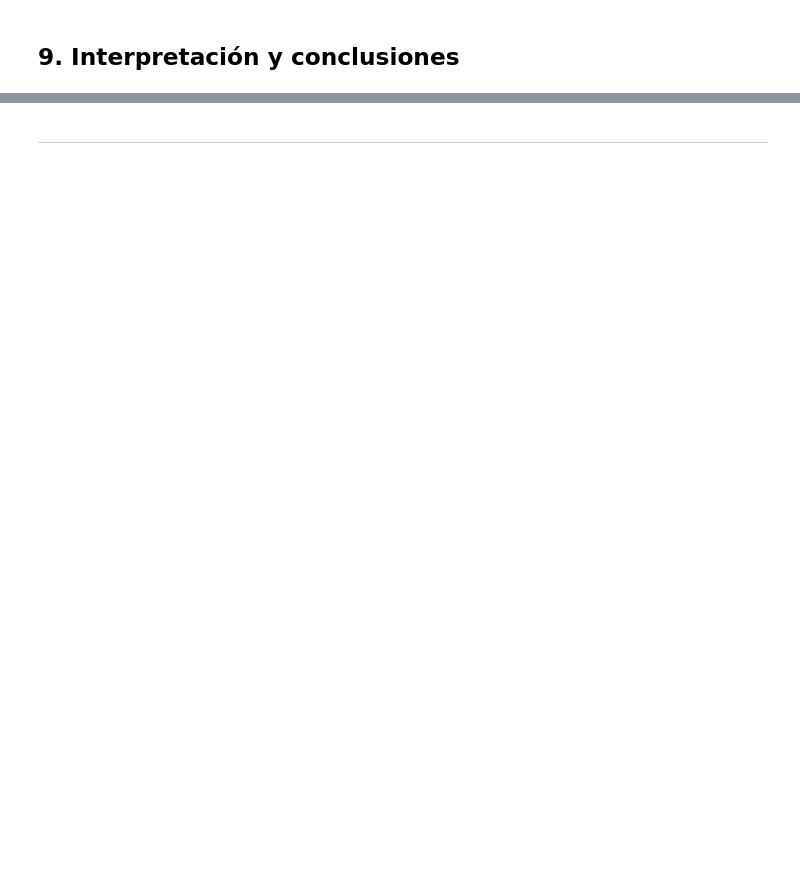
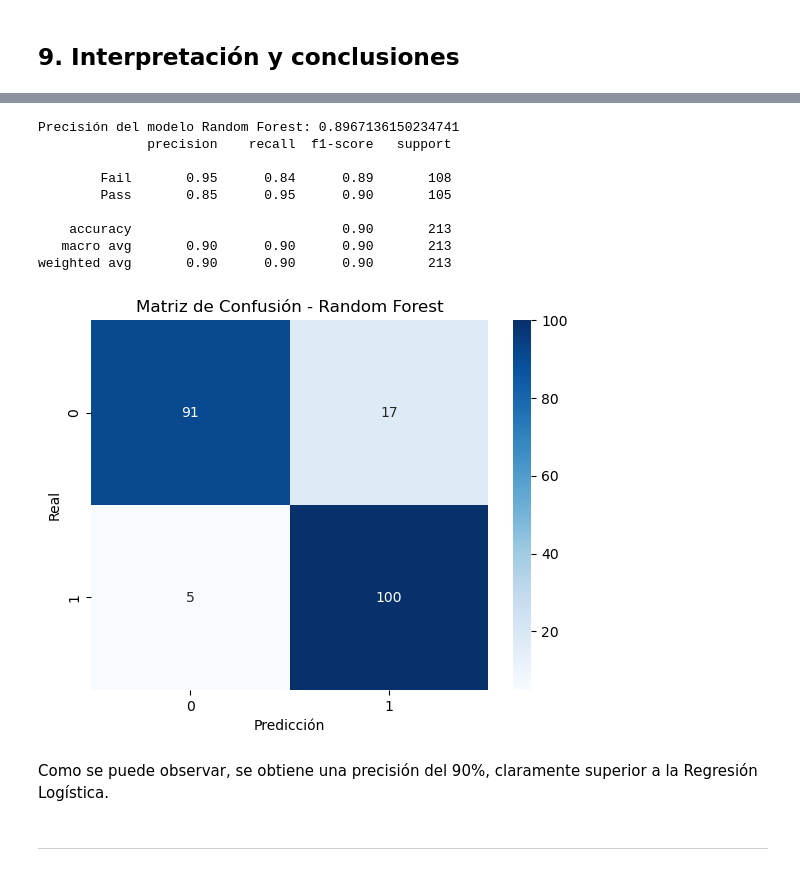
Before and after one commit to Eurobeater/cursoBigDataIA, a Jupyter notebook: Sistemas de Big Data/Tema 5 Analisis/Tarea Mineria de Datos/mineria_datos.ipynb, the cells around one changed output, grey strips where cells are left out. Saved outputs shown, nothing was run; the diff lists cells and outputs as text; code cells hidden in the pictures; blank space fills up the shorter version.

```diff
--- a/Sistemas de Big Data/Tema 5 Analisis/Tarea Mineria de Datos/mineria_datos.ipynb
+++ b/Sistemas de Big Data/Tema 5 Analisis/Tarea Mineria de Datos/mineria_datos.ipynb
@@ -233,2 +243,34 @@ plt.show()
+# %%
+# Entrenar el modelo Random Forest
+rf_model = RandomForestClassifier(n_estimators=100, random_state=42)
+rf_model.fit(X_train, y_train)
+
+# Predicciones con el modelo Random Forest
+y_pred_rf = rf_model.predict(X_test)
+
+# Evaluación del modelo Random Forest
+print("Precisión del modelo Random Forest:", accuracy_score(y_test, y_pred_rf))
+print(classification_report(y_test, y_pred_rf))
+
+# Matriz de confusión para Random Forest
+cm_rf = confusion_matrix(y_test, y_pred_rf)
+sns.heatmap(cm_rf, annot=True, fmt="d", cmap="Blues")
+plt.title("Matriz de Confusión - Random Forest")
+plt.xlabel("Predicción")
+plt.ylabel("Real")
+plt.show()
+# %% [output]
+Precisión del modelo Random Forest: 0.8967136150234741
+              precision    recall  f1-score   support
+
+        Fail       0.95      0.84      0.89       108
+        Pass       0.85      0.95      0.90       105
+
+    accuracy                           0.90       213
+   macro avg       0.90      0.90      0.90       213
+weighted avg       0.90      0.90      0.90       213
+[figure, added]
+# %% [markdown]
+Como se puede observar, se obtiene una precisión del 90%, claramente superior a la Regresión Logística.
 # %% [markdown]
 ---------------------------------------------
```
Also changed, not shown: parts of 11 cells of this notebook, 11 other files.
